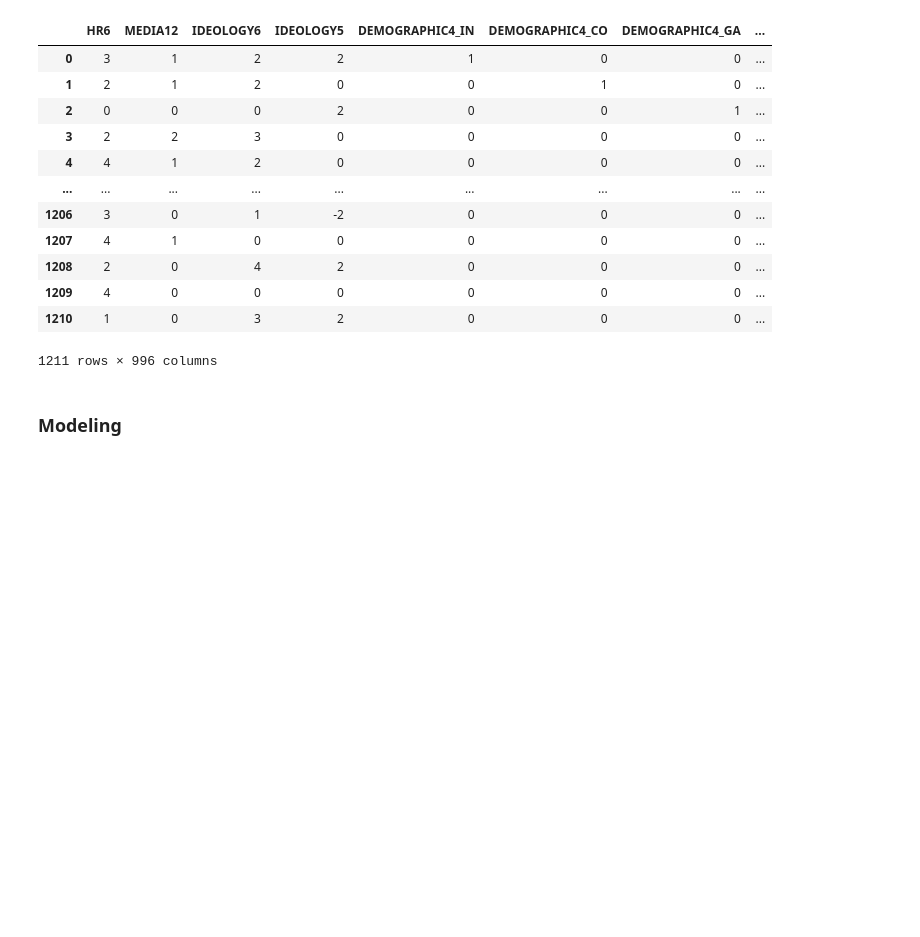
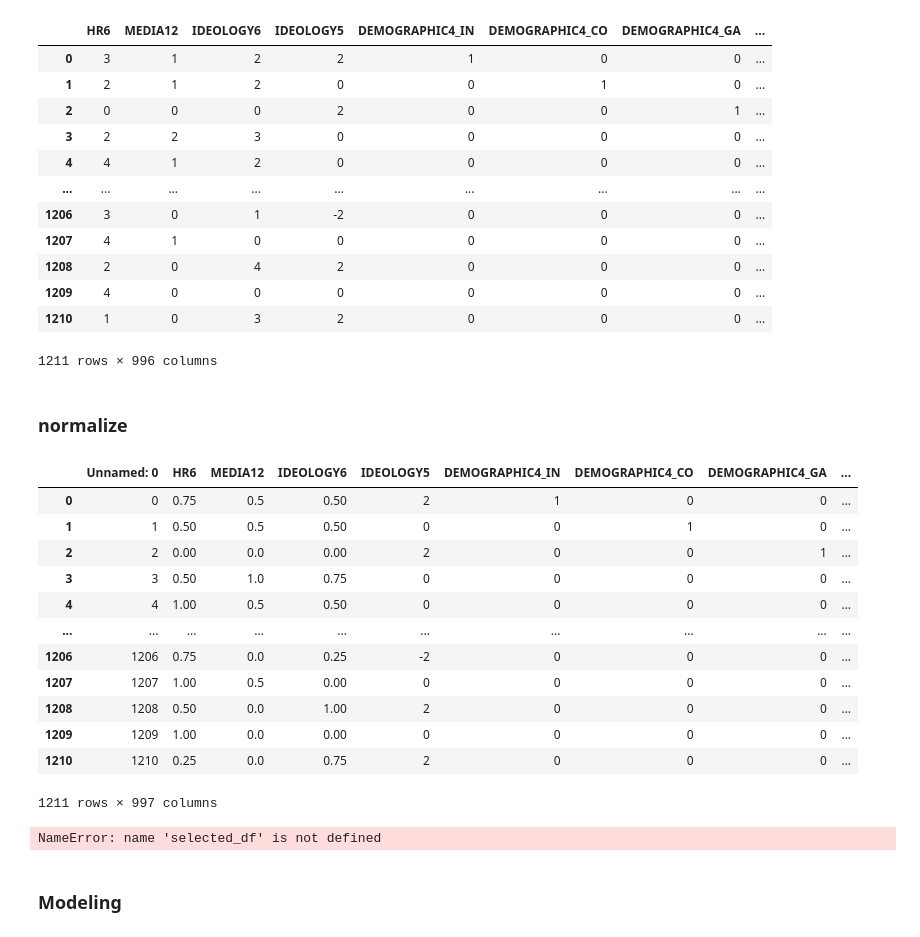
Before and after one commit to dokeefemain/ReformedAI, a Jupyter notebook: Modeling_AI.ipynb, the cells around one changed output. Drawn from its saved outputs; the diff is of its cells as text; code cells hidden in the pictures; blank space fills up the shorter version.

```diff
--- a/Modeling_AI.ipynb
+++ b/Modeling_AI.ipynb
@@ -224,3 +230,26 @@ selected_df
 | 1209 | 4 | 0 | 0 | 0 | 0 | 0 | 0 | ... |
 | 1210 | 1 | 0 | 3 | 2 | 0 | 0 | 0 | ... |
 1211 rows × 996 columns
+# %%
+selected_df = pd.read_csv("ideology5_encoded.csv")
+# %% [markdown]
+### normalize
+# %%
+selected_df["HR6"] = selected_df["HR6"] / selected_df["HR6"].max()
+selected_df["MEDIA12"] = selected_df["MEDIA12"] / selected_df["MEDIA12"].max()
+selected_df["IDEOLOGY6"] = selected_df["IDEOLOGY6"] / selected_df["IDEOLOGY6"].max()
+selected_df
+# %% [output]
+|  | Unnamed: 0 | HR6 | MEDIA12 | IDEOLOGY6 | IDEOLOGY5 | DEMOGRAPHIC4_IN | DEMOGRAPHIC4_CO | DEMOGRAPHIC4_GA | ... |
+| 0 | 0 | 0.75 | 0.5 | 0.50 | 2 | 1 | 0 | 0 | ... |
+| 1 | 1 | 0.50 | 0.5 | 0.50 | 0 | 0 | 1 | 0 | ... |
+| 2 | 2 | 0.00 | 0.0 | 0.00 | 2 | 0 | 0 | 1 | ... |
+| 3 | 3 | 0.50 | 1.0 | 0.75 | 0 | 0 | 0 | 0 | ... |
+| 4 | 4 | 1.00 | 0.5 | 0.50 | 0 | 0 | 0 | 0 | ... |
+| ... | ... | ... | ... | ... | ... | ... | ... | ... | ... |
+| 1206 | 1206 | 0.75 | 0.0 | 0.25 | -2 | 0 | 0 | 0 | ... |
+| 1207 | 1207 | 1.00 | 0.5 | 0.00 | 0 | 0 | 0 | 0 | ... |
+| 1208 | 1208 | 0.50 | 0.0 | 1.00 | 2 | 0 | 0 | 0 | ... |
+| 1209 | 1209 | 1.00 | 0.0 | 0.00 | 0 | 0 | 0 | 0 | ... |
+| 1210 | 1210 | 0.25 | 0.0 | 0.75 | 2 | 0 | 0 | 0 | ... |
+1211 rows × 997 columns
@@ -227,2 +269,6 @@ selected_df
+# %%
+selected_df.to_csv("encoded_ideology5.csv")
+# %% [output]
+NameError: name 'selected_df' is not defined
 # %% [markdown]
 ### Modeling
```
Also changed, not shown: parts of 16 cells of this notebook, 51 other files.
